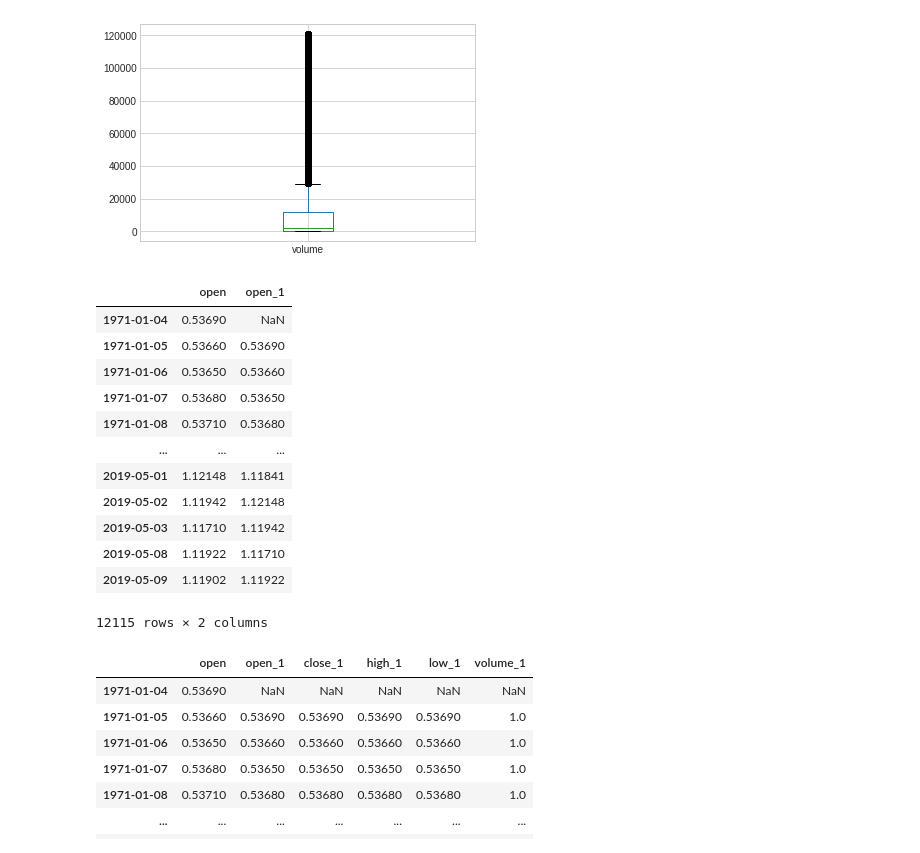
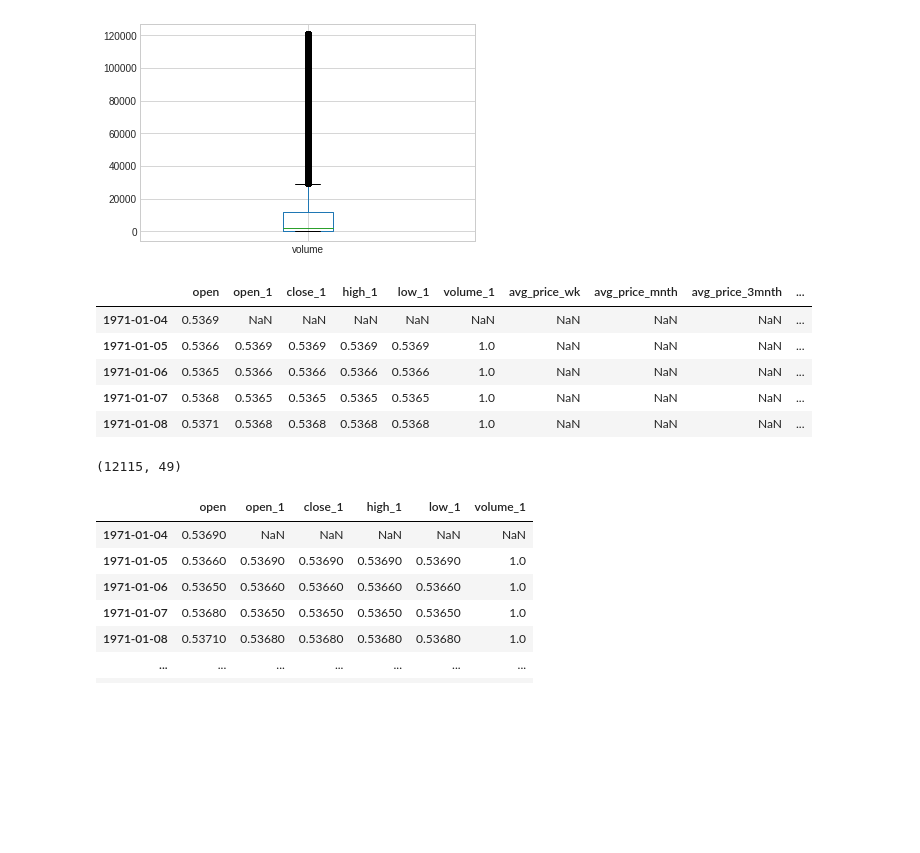
Before and after one commit to S-Ngigi/ML, a Jupyter notebook: Forex_Manenos.ipynb, the cells around one changed output. Drawn from its saved outputs; the diff is of its cells as text; code cells hidden in the pictures; blank space fills up the shorter version.

```diff
--- a/Forex_Manenos.ipynb
+++ b/Forex_Manenos.ipynb
@@ -180,43 +180,50 @@ def gen_feat(df):
 
   # Average volume ratios
   df_new['wk_mnth_ratio_vola'] = df_new['avg_vol_wk']/df_new['avg_vol_mnth']
   df_new['wk_3mnth_ratio_vola'] = df_new['avg_vol_wk']/df_new['avg_vol_3mnth']
   df_new['wk_yr_ratio_vola'] = df_new['avg_vol_wk']/df_new['avg_vol_yr']
   df_new['mnth_3mnth_ratio_vola'] = df_new['avg_vol_mnth']/df_new['avg_vol_3mnth']
   df_new['mnth_yr_ratio_vola'] = df_new['avg_vol_mnth']/df_new['avg_vol_yr']
   df_new['3mnth_yr_ratio_vola'] = df_new['avg_vol_3mnth']/df_new['avg_vol_yr']
 
   # standard dev volume
   df_new['std_vol_wk'] = df['volume'].rolling(window=5).std().shift(1)
   df_new['std_vol_mnth'] = df['volume'].rolling(window=21).std().shift(1)
   df_new['std_vol_3mnth'] = df['volume'].rolling(window=63).std().shift(1)
   df_new['std_vol_yr'] = df['volume'].rolling(window=252).std().shift(1)
 
   # standard dev volume ratios
   df_new['wk_mnth_ratio_vola'] = df_new['std_vol_wk']/df_new['std_vol_mnth']
   df_new['wk_3mnth_ratio_vola'] = df_new['std_vol_wk']/df_new['std_vol_3mnth']
   df_new['wk_yr_ratio_vola'] = df_new['std_vol_wk']/df_new['std_vol_yr']
   df_new['mnth_3mnth_ratio_vola'] = df_new['std_vol_mnth']/df_new['std_vol_3mnth']
   df_new['mnth_yr_ratio_vola'] = df_new['std_vol_mnth']/df_new['std_vol_yr']
   df_new['3mnth_yr_ratio_vola'] = df_new['std_vol_3mnth']/df_new['std_vol_yr']
 
   # return
   df_new['ret_1'] = ((df['close'] - df['close'].shift(1)) / df['close'].shift(1)).shift(1)
   df_new['ret_wk'] = ((df['close'] - df['close'].shift(5)) / df['close'].shift(5)).shift(1)
   df_new['ret_mnth'] = ((df['close'] - df['close'].shift(21)) / df['close'].shift(21)).shift(1)
   df_new['ret_3mnth'] = ((df['close'] - df['close'].shift(63)) / df['close'].shift(63)).shift(1)
   df_new['ret_yr'] = ((df['close'] - df['close'].shift(252)) / df['close'].shift(252)).shift(1)
+
+  #average of return
+  df_new['moving_avg_5'] = df_new['ret_1'].rolling(window=5).mean()
+  df_new['moving_avg_30'] = df_new['ret_1'].rolling(window=21).mean()
+  df_new['moving_avg_30'] = df_new['ret_1'].rolling(window=63).mean()
+  df_new['moving_avg_365'] = df_new['ret_1'].rolling(window=252).mean()
+
+  # The target
+  df_new['close'] = df['close']
+  return df_new
+
+
+data = gen_feat(eu_2)
+data.head()
 # %% [output]
-|  | open | open_1 |
-| 1971-01-04 | 0.53690 | NaN |
-| 1971-01-05 | 0.53660 | 0.53690 |
-| 1971-01-06 | 0.53650 | 0.53660 |
-| 1971-01-07 | 0.53680 | 0.53650 |
-| 1971-01-08 | 0.53710 | 0.53680 |
-| ... | ... | ... |
-| 2019-05-01 | 1.12148 | 1.11841 |
-| 2019-05-02 | 1.11942 | 1.12148 |
-| 2019-05-03 | 1.11710 | 1.11942 |
-| 2019-05-08 | 1.11922 | 1.11710 |
-| 2019-05-09 | 1.11902 | 1.11922 |
+|  | open | open_1 | close_1 | high_1 | low_1 | volume_1 | avg_price_wk | avg_price_mnth | avg_price_3mnth | ... |
+| 1971-01-04 | 0.5369 | NaN | NaN | NaN | NaN | NaN | NaN | NaN | NaN | ... |
+| 1971-01-05 | 0.5366 | 0.5369 | 0.5369 | 0.5369 | 0.5369 | 1.0 | NaN | NaN | NaN | ... |
+| 1971-01-06 | 0.5365 | 0.5366 | 0.5366 | 0.5366 | 0.5366 | 1.0 | NaN | NaN | NaN | ... |
+| 1971-01-07 | 0.5368 | 0.5365 | 0.5365 | 0.5365 | 0.5365 | 1.0 | NaN | NaN | NaN | ... |
+| 1971-01-08 | 0.5371 | 0.5368 | 0.5368 | 0.5368 | 0.5368 | 1.0 | NaN | NaN | NaN | ... |
-12115 rows × 2 columns
@@ -230,3 +230,8 @@ def gen_feat(df):
+# %%
+print(data.shape)
+data.isna().sum()
+# %% [output]
+(12115, 49)
 # %%
 df_new
 # %% [output]
```
Also changed, not shown: parts of 2 cells of this notebook.
